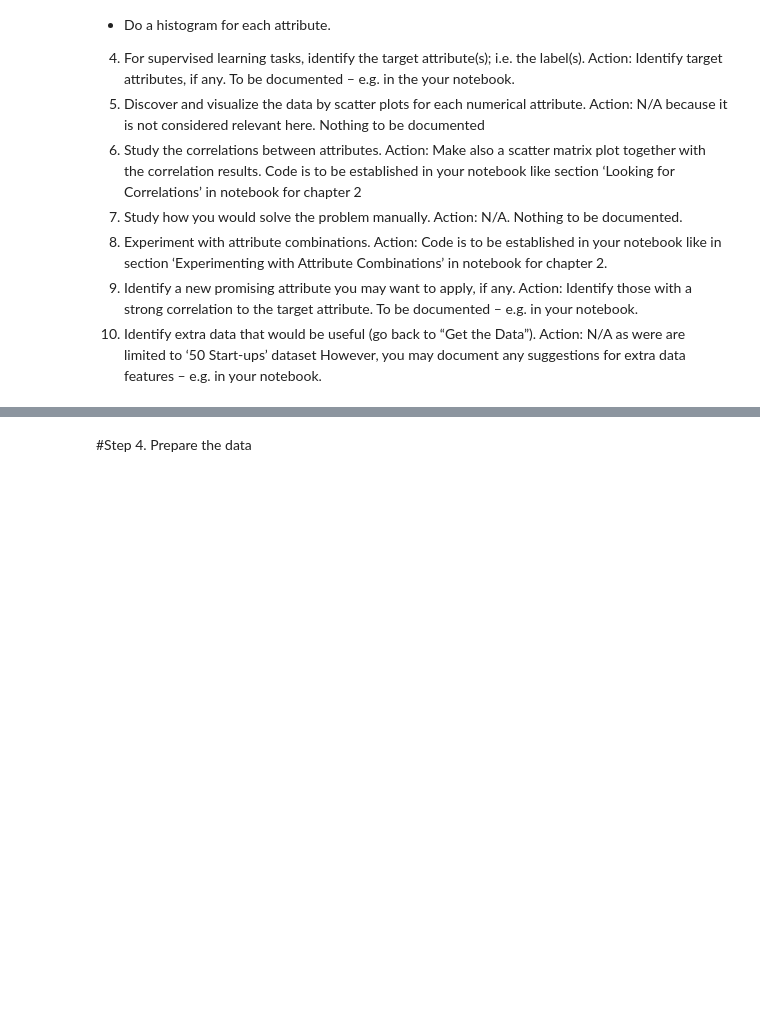
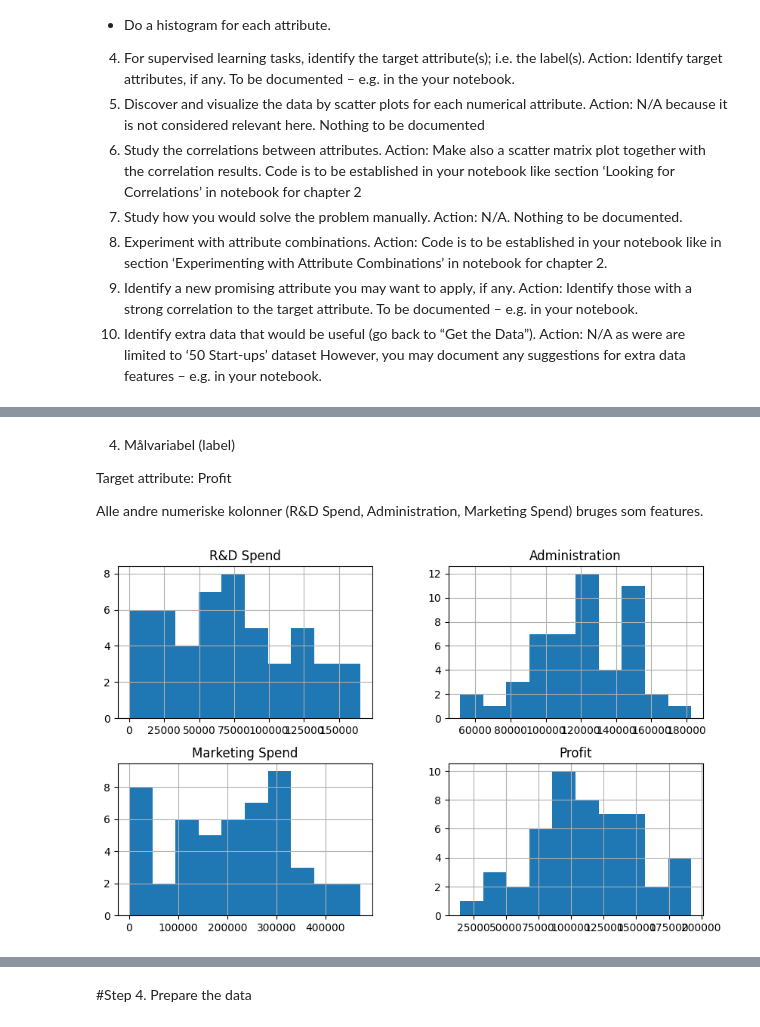
Before and after one commit to HazaraTechLab/Big-Mamma-Pizzaria, a Jupyter notebook: 50StartUps.ipynb, the cells around one changed output, grey strips where cells are left out. Drawn from its saved outputs; the diff is of its cells as text; code cells hidden in the pictures; blank space fills up the shorter version.

```diff
--- a/50StartUps.ipynb
+++ b/50StartUps.ipynb
@@ -292,3 +263,10 @@ To be documented – e.g. in your notebook.
 10. Identify extra data that would be useful (go back to “Get the Data”).
 Action: N/A as were are limited to ‘50 Start-ups’ dataset
 However, you may document any suggestions for extra data features – e.g. in your notebook.
+# %%
+1.
+import pandas as pd
+
+url = "https://raw.githubusercontent.com/jpandersen61/Machine-Learning/refs/heads/main/50_Startups.csv"
+df = pd.read_csv(url)
+df.head()
@@ -294,0 +289,14 @@ However, you may document any suggestions for extra data features – e.g. in yo
+# %% [markdown]
+4. Målvariabel (label)
+
+Target attribute: Profit
+
+Alle andre numeriske kolonner (R&D Spend, Administration, Marketing Spend) bruges som features.
+# %%
+5.
+import matplotlib.pyplot as plt
+
+df.hist(figsize=(10,6))
+plt.show()
+# %% [output]
+[figure, added]
```
Also changed, not shown: parts of 6 cells of this notebook.
